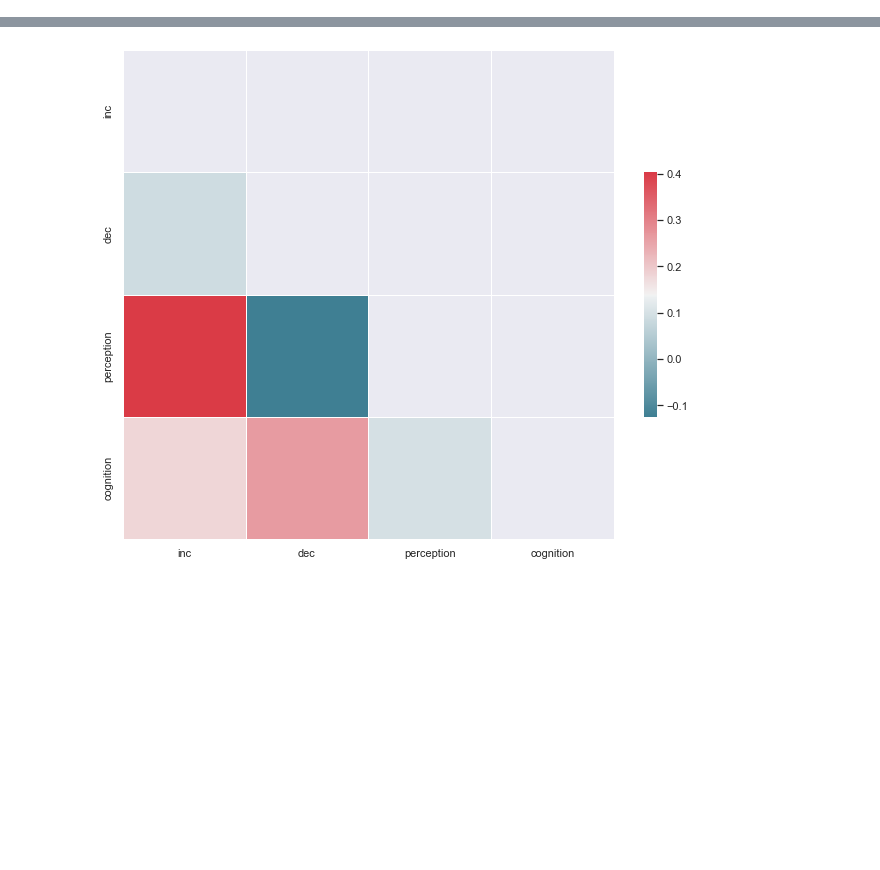
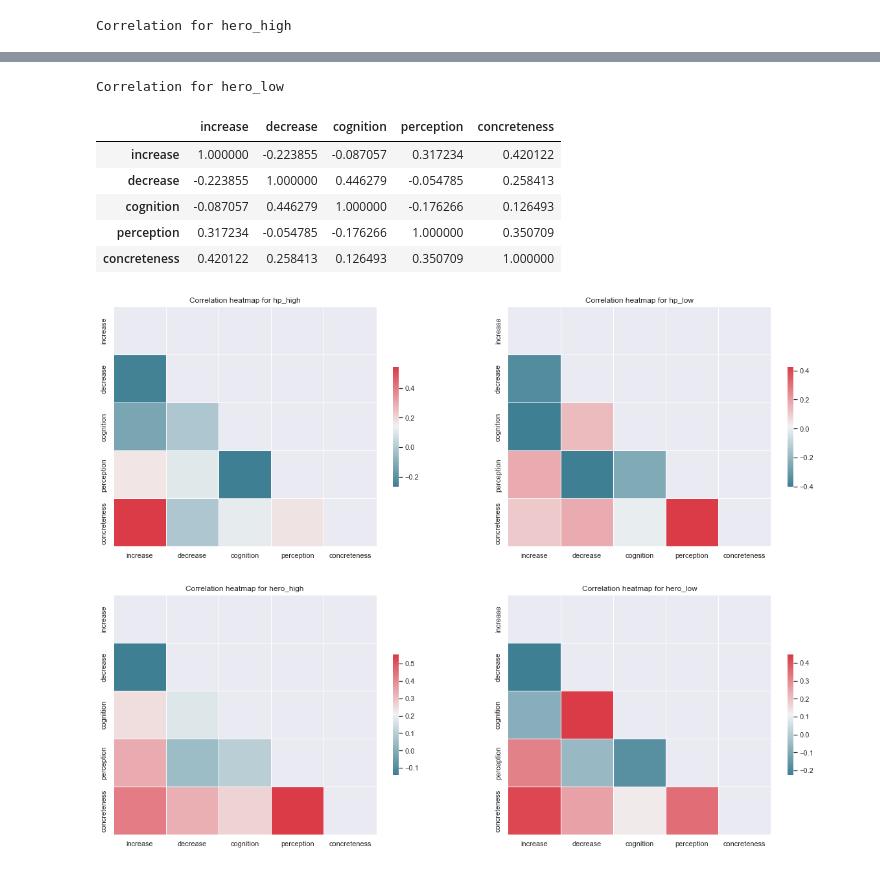
Before and after one commit to kelseyneis/narrative_transportation, a Jupyter notebook: survey_response.ipynb, the cells around one changed output, grey strips where cells are left out. Saved outputs shown, nothing was run; the diff lists cells and outputs as text; code cells hidden in the pictures; blank space fills up the shorter version.

Commit message:
Combine analysis of stories

```diff
--- a/survey_response.ipynb
+++ b/survey_response.ipynb
@@ -32,3 +38,6 @@ hp_high_sentences = list(open('hp_high.txt', 'r').read().split('\n'))
 hp_low_sentences = list(open('hp_low.txt', 'r').read().split('\n'))
 hero_high_sentences = list(open('hero_high.txt', 'r').read().split('\n'))
 hero_low_sentences = list(open('hero_low.txt', 'r').read().split('\n'))
+# %%
+all_stories = ['hp_high', 'hp_low', 'hero_high', 'hero_low']
+all_sentences = [hp_high_sentences, hp_low_sentences, hero_high_sentences, hero_low_sentences]
@@ -171,2 +176,0 @@ def count_cognition_words(supersense, sent):
-# %%
-sentence_counts['cognition'] = count_cognition_words(supersense, hero_high_sentences)
@@ -175,2 +183,14 @@ sentence_counts['cognition'] = count_cognition_words(supersense, hero_high_sente
+# %%
+tokens = dict(zip(all_stories, np.zeros(len(all_stories))))
+supersense = dict(zip(all_stories, np.zeros(len(all_stories))))
+pairplot_df = dict(zip(all_stories, np.zeros(len(all_stories))))
+
+for story in all_stories:
+   tokens[story] = pd.read_csv(f"results/{story}/{story}.tokens", delimiter='\t')
+   supersense[story] = get_supersense(story)
+   sentence_counts[story]['cognition'] = count_cognition_words(supersense[story], sentences[story], story)
+   sentence_counts[story]['perception'] = list(liwc[liwc['Filename'] == f'{story}.txt']['Perception'])
+   sentence_counts[story]['concreteness'] = list(map(get_concreteness_scores, sentences[story]))
+   pairplot_df[story] = sentence_counts[story].drop('sentence', axis=1)
 # %% [markdown]
 <img src="perception.png" width="50%" height="50%">
@@ -199,3 +196,0 @@ display(sentence_counts)
-# %%
-pairplot_df = sentence_counts.drop('sentence', axis=1)
-pairplot_df
@@ -226,25 +219,35 @@ plt.show()
 # %%
-# Compute the correlation matrix
-corr = pairplot_df.corr()
+corr = dict(zip(all_stories, np.zeros(len(all_stories))))
+f, ax = plt.subplots(2, 2)
+count = 0
+axes = [[0, 0], [0, 1], [1, 0], [1, 1]]
 
-# Generate a mask for the upper triangle
-mask = np.zeros_like(corr, dtype=np.bool)
-mask[np.triu_indices_from(mask)] = True
+for story in all_stories:
+    ax1 = axes[count][0]
+    ax2 = axes[count][1]
 
-# Set up the matplotlib figure
-f, ax = plt.subplots(figsize=(11, 9))
+    # Compute the correlation matrix
+    corr[story] = pairplot_df[story].corr()
 
-# Generate a custom diverging colormap
-cmap = sns.diverging_palette(220, 10, as_cmap=True)
-# Draw the heatmap with the mask and correct aspect ratio
-sns.heatmap(
-    corr,
-    mask=mask,
-    cmap=cmap,
-    #vmax=0.45,
-    linewidths=0.5,
-    cbar_kws={"shrink": 0.5},
-    ax=ax,
-)
-corr
+    # Generate a mask for the upper triangle
+    mask = np.zeros_like(corr[story], dtype=bool)
+    mask[np.triu_indices_from(mask)] = True
+
+    # Generate a custom diverging colormap
+    cmap = sns.diverging_palette(220, 10, as_cmap=True)
+    # Draw the heatmap with the mask and correct aspect ratio
+    sns.heatmap(
+        corr[story],
+        mask=mask,
+        cmap=cmap,
+        linewidths=0.5,
+        cbar_kws={"shrink": 0.5},
+        ax=ax[ax1, ax2]
+    )
+    ax[ax1, ax2].set_title(f"Correlation heatmap for {story}")
+    print(f"Correlation for {story}")
+    display(corr[story])
+    count += 1
+
+plt.show()
 # %% [output]
@@ -257,0 +268 @@ Deprecated in NumPy 1.20; for more details and guidance: https://numpy.org/devdo
+Correlation for hero_high
@@ -258 +275,8 @@ Deprecated in NumPy 1.20; for more details and guidance: https://numpy.org/devdo
+Correlation for hero_low
+|  | increase | decrease | cognition | perception | concreteness |
+| increase | 1.000000 | -0.223855 | -0.087057 | 0.317234 | 0.420122 |
+| decrease | -0.223855 | 1.000000 | 0.446279 | -0.054785 | 0.258413 |
+| cognition | -0.087057 | 0.446279 | 1.000000 | -0.176266 | 0.126493 |
+| perception | 0.317234 | -0.054785 | -0.176266 | 1.000000 | 0.350709 |
+| concreteness | 0.420122 | 0.258413 | 0.126493 | 0.350709 | 1.000000 |
-[figure, old version]
+[figure, new version]
```
Also changed, not shown: parts of 32 cells of this notebook, 6 other files.
